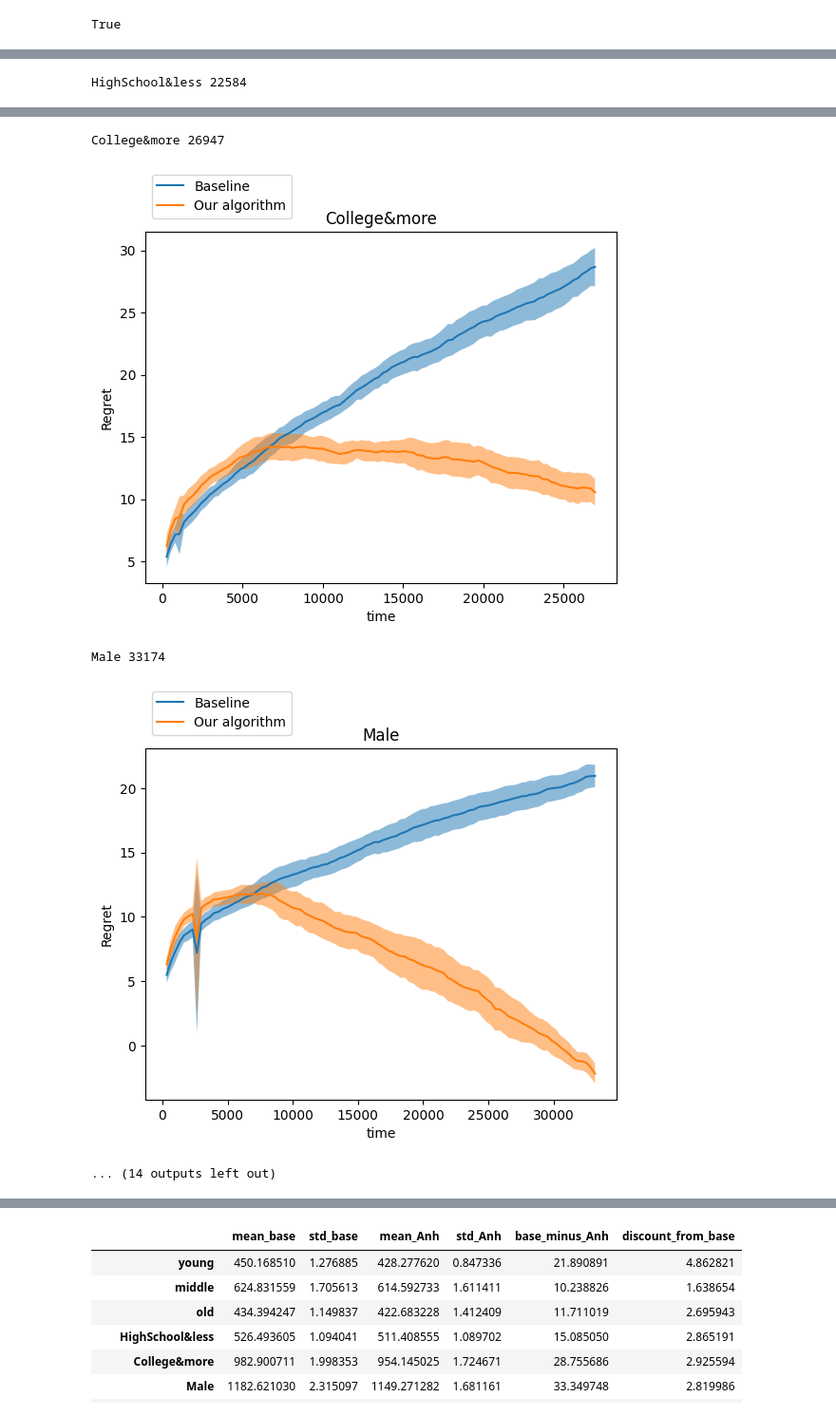
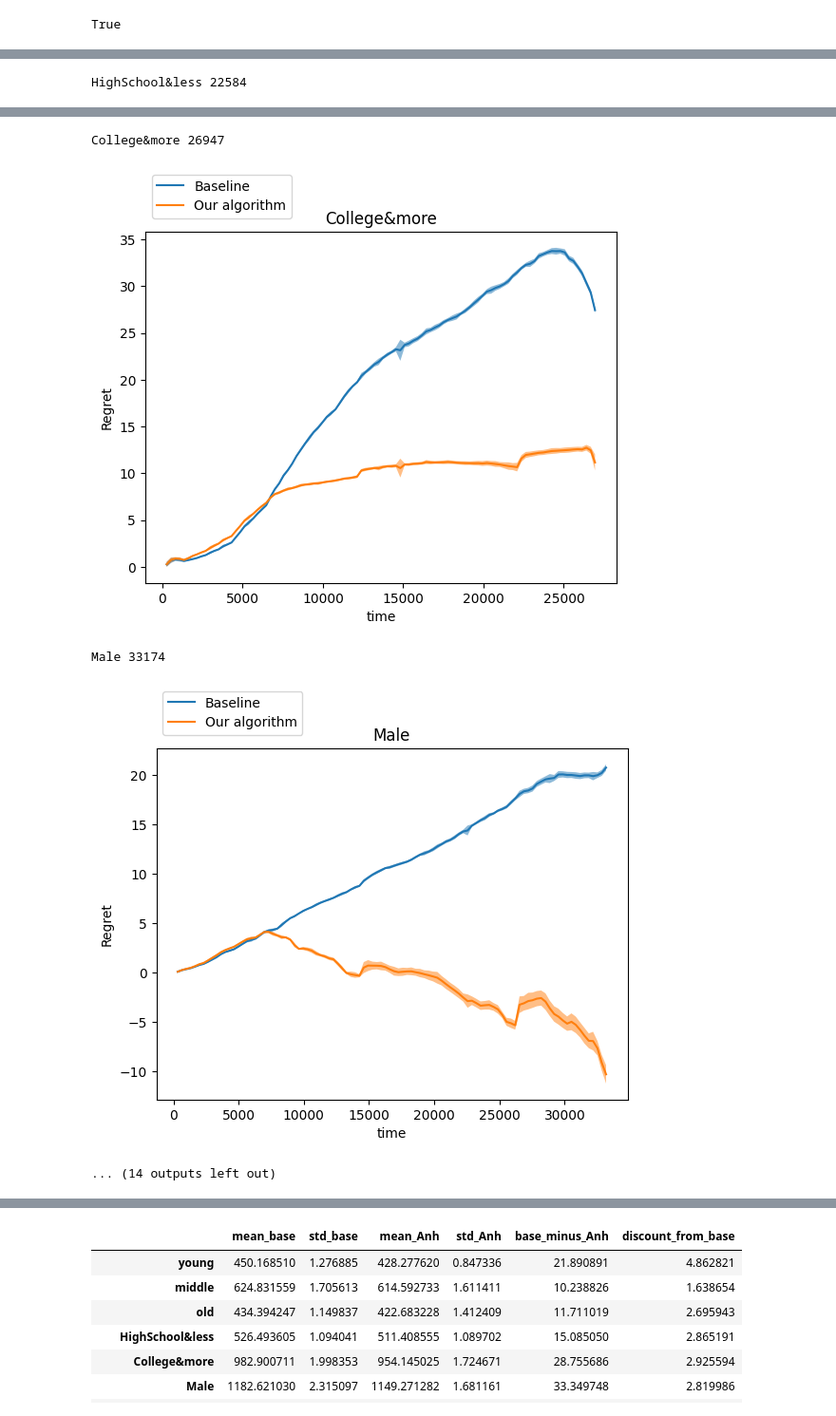
Before and after one commit to krishnacharya/multidecomp, a Jupyter notebook: iclr_res/non_iid_groupwise_adult.ipynb, the cells around one changed output, grey strips where cells are left out. Shown at 95% size. Drawn from its saved outputs; the diff is of its cells as text; code cells hidden in the pictures.

Commit message:
adds all the asc plots

```diff
--- a/iclr_res/non_iid_groupwise_adult.ipynb
+++ b/iclr_res/non_iid_groupwise_adult.ipynb
@@ -96,5 +96,7 @@ save_ob('adult_gw_uc-all.pkl', ds_obj)
+# %%
+ds_obj = load_ob('adult_gw_ascendingage.pkl')
 # %%
 from bilevel.Groupwise_seedruns import plot_regret_curve_with_std # with clipped y_vals of the least squares predictor
-plot_regret_curve_with_std(ds_obj, 'adult_income_plots_exploss_UC')
+plot_regret_curve_with_std(ds_obj, 'adult_income_plots_ascAge')
 # %% [output]
 young 22792
@@ -108,7 +110,7 @@ HighSchool&less 22584
 College&more 26947
-[figure, old version]
+[figure, new version]
 Male 33174
-[figure, old version]
+[figure, new version]
 ... (14 outputs left out)
 # %%
 # Testing best in hindsight vs ridge batch
```
Also changed, not shown: parts of 9 cells of this notebook, 2 other files.
